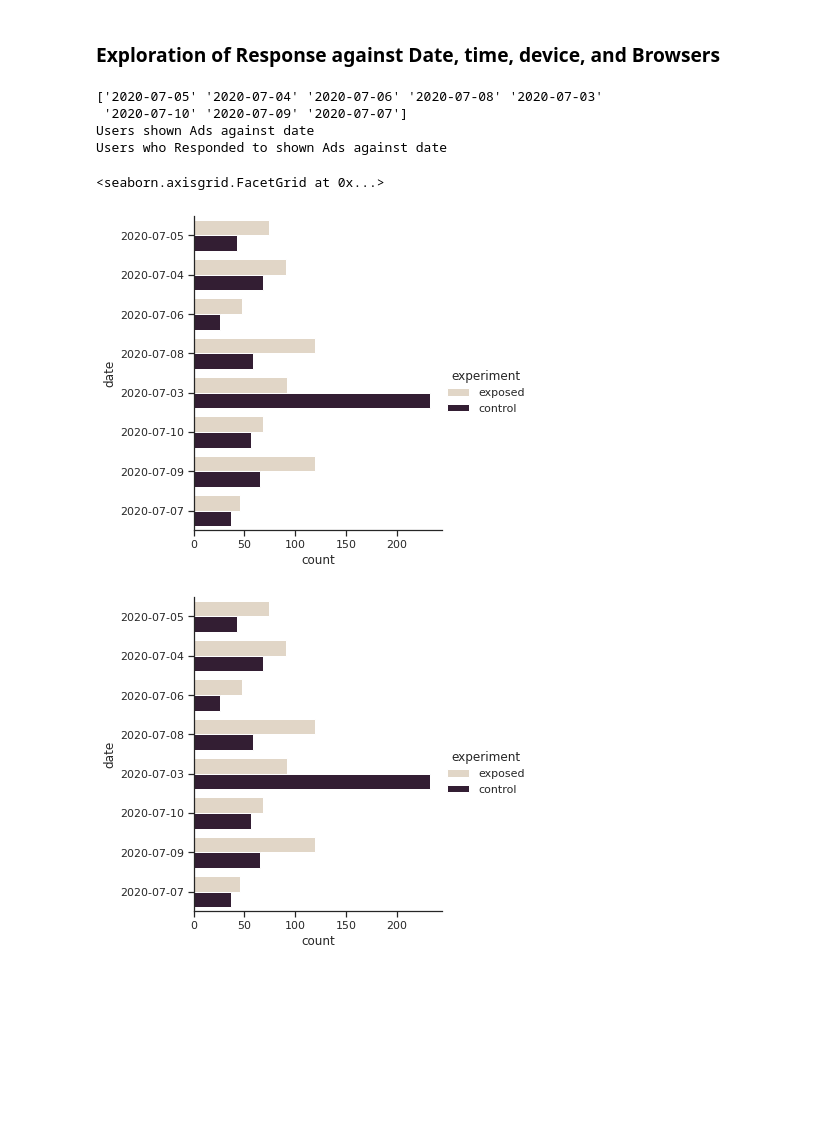
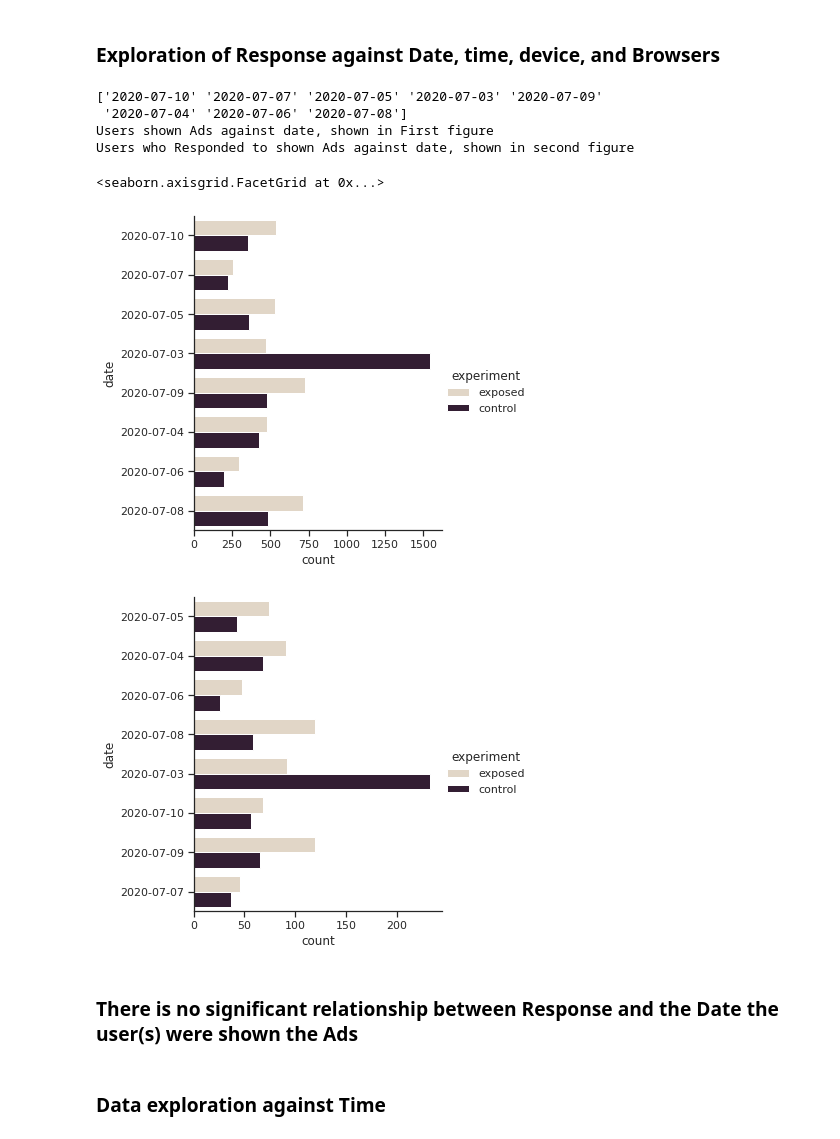
Before and after one commit to Caphace-Ethan/Ad-campaign-performance, a Jupyter notebook: notebooks/Sequential_AB_Testing_Analysis.ipynb, the cells around one changed output. Cells and saved outputs as stored; diff of their text form; code cells hidden in the pictures; blank space fills up the shorter version.

Commit message:
data Exploration against Date, and time

```diff
--- a/notebooks/Sequential_AB_Testing_Analysis.ipynb
+++ b/notebooks/Sequential_AB_Testing_Analysis.ipynb
@@ -190,0 +153,4 @@ memory usage: 129.4+ KB
+# %%
+#  Loading data with users response
+resp_data=pd.read_csv('../data/Resp_dataSet.csv')
+resp_data.info()
@@ -195,17 +180,22 @@ memory usage: 129.4+ KB
 # %%
 # Response Against Date
 unique_date = data['date'].unique()
 print(unique_date)
 sns.set_theme(style="ticks", color_codes=True)
-print("Users shown Ads against date")
+print("Users shown Ads against date, shown in First figure")
 sns.catplot(y="date", kind="count", palette="ch:.25", hue="experiment",data=data)
-print("Users who Responded to shown Ads against date")
-sns.catplot(y="date", kind="count", palette="ch:.25", hue="experiment",data=data)
+
+print("Users who Responded to shown Ads against date, shown in second figure")
+sns.catplot(y="date", kind="count", palette="ch:.25", hue="experiment",data=resp_data)
 # %% [output]
-['2020-07-05' '2020-07-04' '2020-07-06' '2020-07-08' '2020-07-03'
- '2020-07-10' '2020-07-09' '2020-07-07']
-Users shown Ads against date
-Users who Responded to shown Ads against date
+['2020-07-10' '2020-07-07' '2020-07-05' '2020-07-03' '2020-07-09'
+ '2020-07-04' '2020-07-06' '2020-07-08']
+Users shown Ads against date, shown in First figure
+Users who Responded to shown Ads against date, shown in second figure
 <seaborn.axisgrid.FacetGrid at 0x...>
-[figure, old version]
+[figure, new version]
 [figure]
+# %% [markdown]
+### There is no significant relationship between Response and the Date the user(s) were shown the Ads
+# %% [markdown]
+### Data exploration against Time
```
Also changed, not shown: parts of 7 cells of this notebook.
